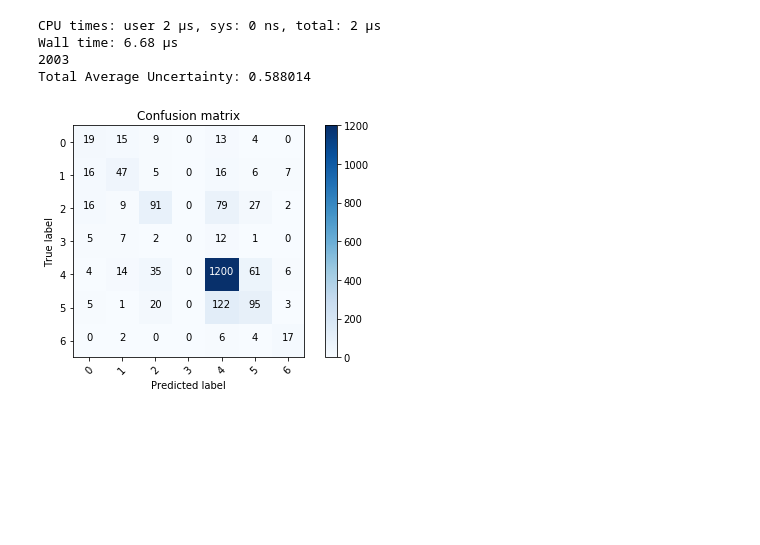
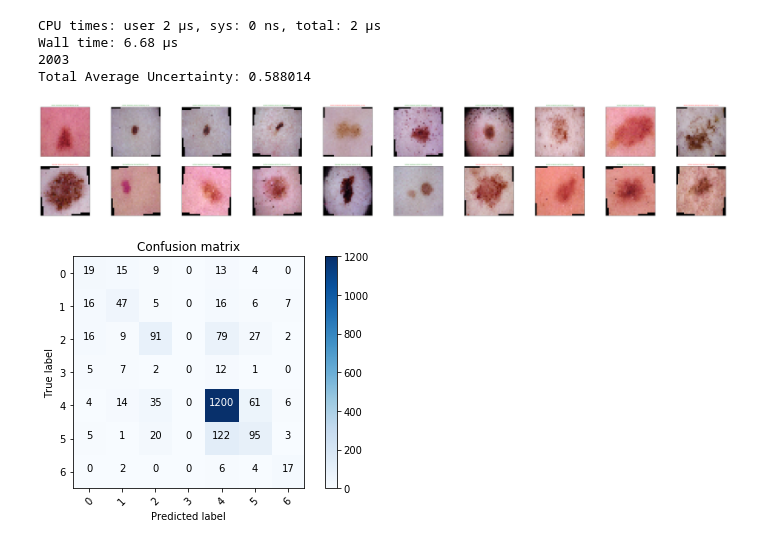
Before and after one commit to jeremyliweishih/150-DNN-Final, a Jupyter notebook: BCNN-BBB.ipynb, the cells around one changed output. Saved outputs shown, nothing was run; the diff lists cells and outputs as text; code cells hidden in the pictures; blank space fills up the shorter version.

Commit message:
Added uncertainty values to images

```diff
--- a/BCNN-BBB.ipynb
+++ b/BCNN-BBB.ipynb
@@ -627,30 +627,48 @@ Wall time: 6.68 µs
 2003
 Total Average Uncertainty: 0.588014
 # %%
+import matplotlib as mpl
+mpl.rcParams['figure.dpi'] = 100
+
 # obtain one batch of test images
 dataiter = iter(test_loader)
 images, labels = dataiter.next()
 images.numpy()
 
 # move model inputs to cuda, if GPU available
 if use_cuda:
     images = images.cuda()
 
 # get sample outputs
-output, kl = net.probforward(images)
+outputs = []
+for j in range(500):
+  output, kl = net.probforward(images)
+  outputs.append(output.detach().cpu().numpy())
+
+sample_vars = calc_uncertainty(outputs)
+
+sample_vars = ["{:.2f}".format(x) for x in sample_vars]
+
+
+output = np.array(outputs).mean(0)
+output = torch.tensor(output).cuda()
+
 # convert output probabilities to predicted class
 _, preds_tensor = torch.max(output, 1)
 preds = np.squeeze(preds_tensor.numpy()) if not use_cuda else np.squeeze(preds_tensor.cpu().numpy())
 
+
 # plot the images in the batch, along with predicted and true labels
-fig = plt.figure(figsize=(25, 4))
+fig = plt.figure(figsize=(50, 8))
 for idx in np.arange(20):
     ax = fig.add_subplot(2, 20/2, idx+1, xticks=[], yticks=[])
     image = images[idx].cpu()
     imshow(image)
-    ax.set_title("{} ({})".format(classes[preds[idx]], classes[labels[idx]]),
+    ax.set_title("{} ({}) ({})".format(classes[preds[idx]], classes[labels[idx]], sample_vars[idx]),
                  color=("green" if preds[idx]==labels[idx].item() else "red"),
                 fontsize=5)
+# %% [output]
+[figure, added]
 # %%
 from sklearn.metrics import confusion_matrix
 
```
